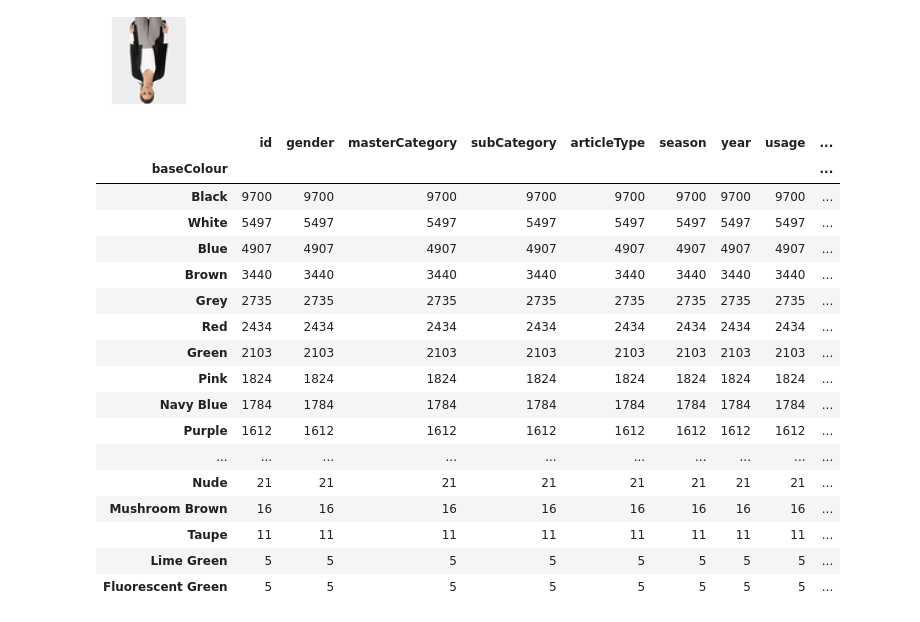
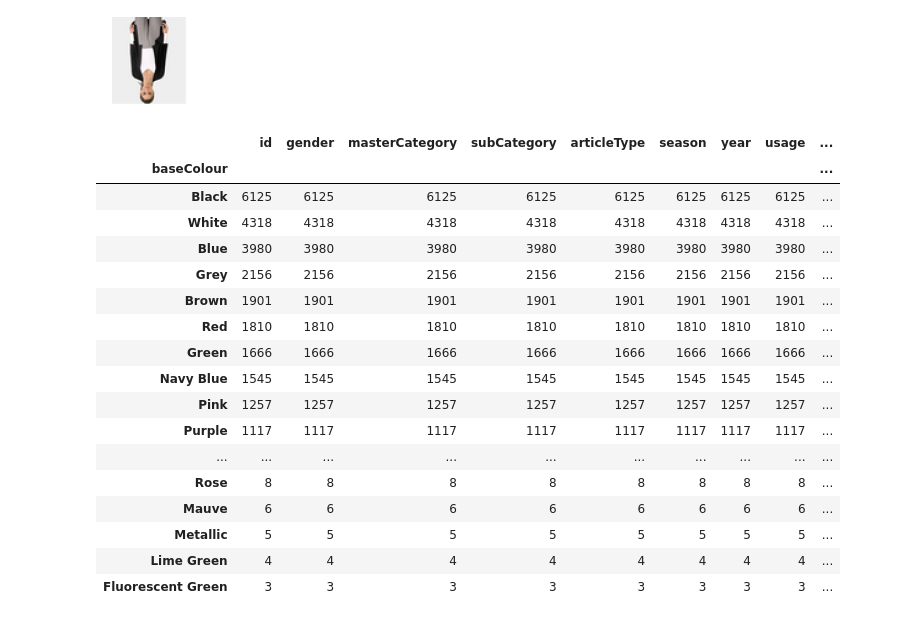
Before and after one commit to cenkcorapci/fashion-tagger, a Jupyter notebook: eda.ipynb, the cells around one changed output. Saved outputs shown, nothing was run; the diff lists cells and outputs as text; code cells hidden in the pictures.

```diff
--- a/eda.ipynb
+++ b/eda.ipynb
@@ -102,26 +102,26 @@ img
 Using TensorFlow backend.
 [figure]
 # %%
-df.groupby('baseColour').count().sort_values(by='id', ascending=False)
+df.loc[df.masterCategory.isin(['Footwear','Apparel'])].groupby('baseColour').count().sort_values(by='id', ascending=False)
 # %% [output]
 |  | id | gender | masterCategory | subCategory | articleType | season | year | usage | ... |
 | baseColour |  |  |  |  |  |  |  |  | ... |
-| Black | 9700 | 9700 | 9700 | 9700 | 9700 | 9700 | 9700 | 9700 | ... |
-| White | 5497 | 5497 | 5497 | 5497 | 5497 | 5497 | 5497 | 5497 | ... |
-| Blue | 4907 | 4907 | 4907 | 4907 | 4907 | 4907 | 4907 | 4907 | ... |
-| Brown | 3440 | 3440 | 3440 | 3440 | 3440 | 3440 | 3440 | 3440 | ... |
-| Grey | 2735 | 2735 | 2735 | 2735 | 2735 | 2735 | 2735 | 2735 | ... |
-| Red | 2434 | 2434 | 2434 | 2434 | 2434 | 2434 | 2434 | 2434 | ... |
-| Green | 2103 | 2103 | 2103 | 2103 | 2103 | 2103 | 2103 | 2103 | ... |
-| Pink | 1824 | 1824 | 1824 | 1824 | 1824 | 1824 | 1824 | 1824 | ... |
-| Navy Blue | 1784 | 1784 | 1784 | 1784 | 1784 | 1784 | 1784 | 1784 | ... |
-| Purple | 1612 | 1612 | 1612 | 1612 | 1612 | 1612 | 1612 | 1612 | ... |
+| Black | 6125 | 6125 | 6125 | 6125 | 6125 | 6125 | 6125 | 6125 | ... |
+| White | 4318 | 4318 | 4318 | 4318 | 4318 | 4318 | 4318 | 4318 | ... |
+| Blue | 3980 | 3980 | 3980 | 3980 | 3980 | 3980 | 3980 | 3980 | ... |
+| Grey | 2156 | 2156 | 2156 | 2156 | 2156 | 2156 | 2156 | 2156 | ... |
+| Brown | 1901 | 1901 | 1901 | 1901 | 1901 | 1901 | 1901 | 1901 | ... |
+| Red | 1810 | 1810 | 1810 | 1810 | 1810 | 1810 | 1810 | 1810 | ... |
+| Green | 1666 | 1666 | 1666 | 1666 | 1666 | 1666 | 1666 | 1666 | ... |
+| Navy Blue | 1545 | 1545 | 1545 | 1545 | 1545 | 1545 | 1545 | 1545 | ... |
+| Pink | 1257 | 1257 | 1257 | 1257 | 1257 | 1257 | 1257 | 1257 | ... |
+| Purple | 1117 | 1117 | 1117 | 1117 | 1117 | 1117 | 1117 | 1117 | ... |
 | ... | ... | ... | ... | ... | ... | ... | ... | ... | ... |
-| Nude | 21 | 21 | 21 | 21 | 21 | 21 | 21 | 21 | ... |
-| Mushroom Brown | 16 | 16 | 16 | 16 | 16 | 16 | 16 | 16 | ... |
-| Taupe | 11 | 11 | 11 | 11 | 11 | 11 | 11 | 11 | ... |
-| Lime Green | 5 | 5 | 5 | 5 | 5 | 5 | 5 | 5 | ... |
-| Fluorescent Green | 5 | 5 | 5 | 5 | 5 | 5 | 5 | 5 | ... |
+| Rose | 8 | 8 | 8 | 8 | 8 | 8 | 8 | 8 | ... |
+| Mauve | 6 | 6 | 6 | 6 | 6 | 6 | 6 | 6 | ... |
+| Metallic | 5 | 5 | 5 | 5 | 5 | 5 | 5 | 5 | ... |
+| Lime Green | 4 | 4 | 4 | 4 | 4 | 4 | 4 | 4 | ... |
+| Fluorescent Green | 3 | 3 | 3 | 3 | 3 | 3 | 3 | 3 | ... |
 # %%
 df.baseColour = df.baseColour.replace({'Lime Green': 'Green',
                                        'Fluorescent Green': 'Green',
```
Also changed, not shown: parts of 5 cells of this notebook, 4 other files.
